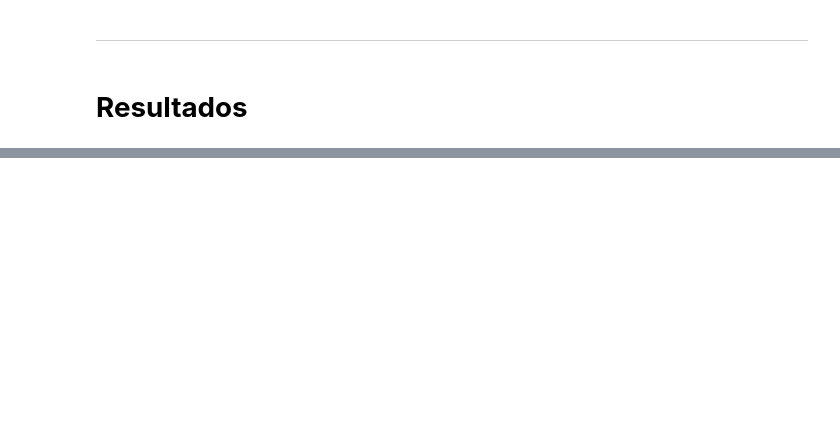
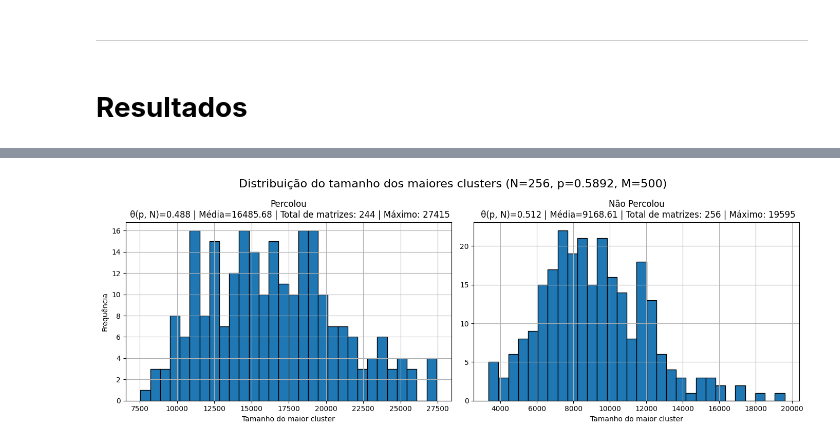
Before and after one commit to nicolassantm/projeto-percolacao-progestat, a Jupyter notebook: Percolacao_Por_Sitios_Em_Rede_Quadrada.ipynb, the cells around one changed output, grey strips where cells are left out. Cells and saved outputs as stored; diff of their text form; code cells hidden in the pictures; blank space fills up the shorter version.

```diff
--- a/Percolacao_Por_Sitios_Em_Rede_Quadrada.ipynb
+++ b/Percolacao_Por_Sitios_Em_Rede_Quadrada.ipynb
@@ -286,0 +302,8 @@ grafico_tam_clusters(256, 0.58, 1000)
+# %%
+np.random.seed(42)
+N = 256
+M = 500
+estim_limiar = encontrar_limiar(N, M)
+grafico_tam_clusters(N, estim_limiar, M)
+# %% [output]
+[figure, added]
```
Also changed, not shown: parts of 25 cells of this notebook.
